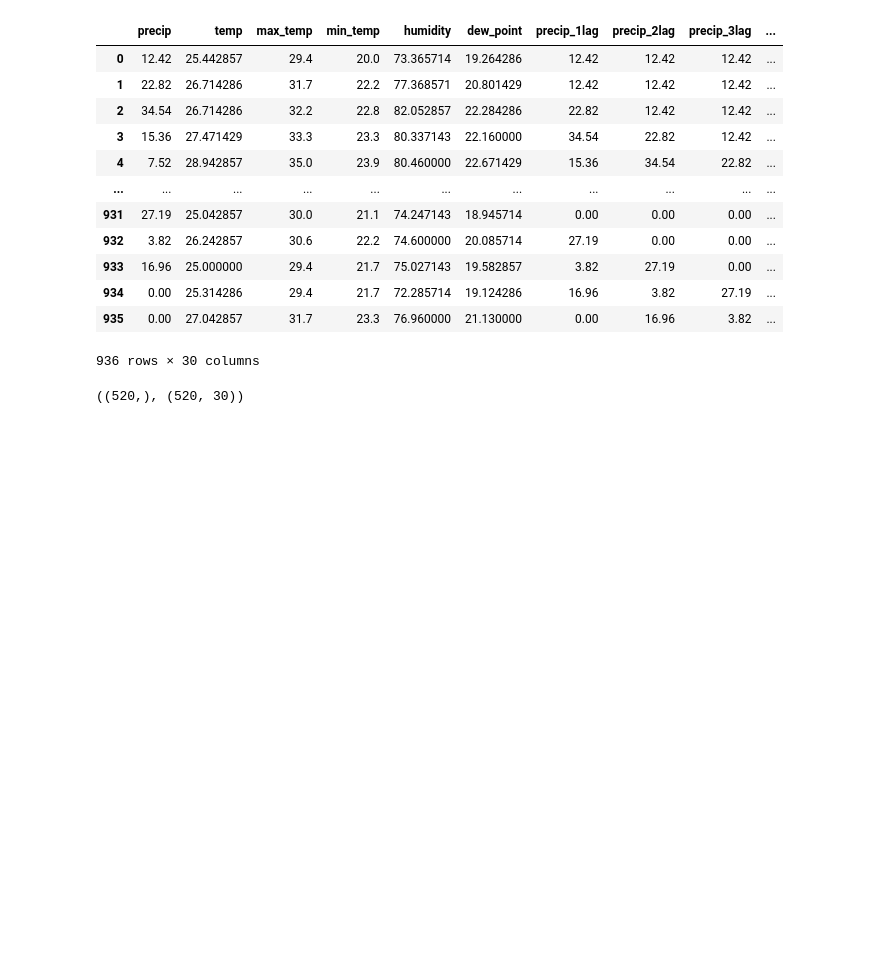
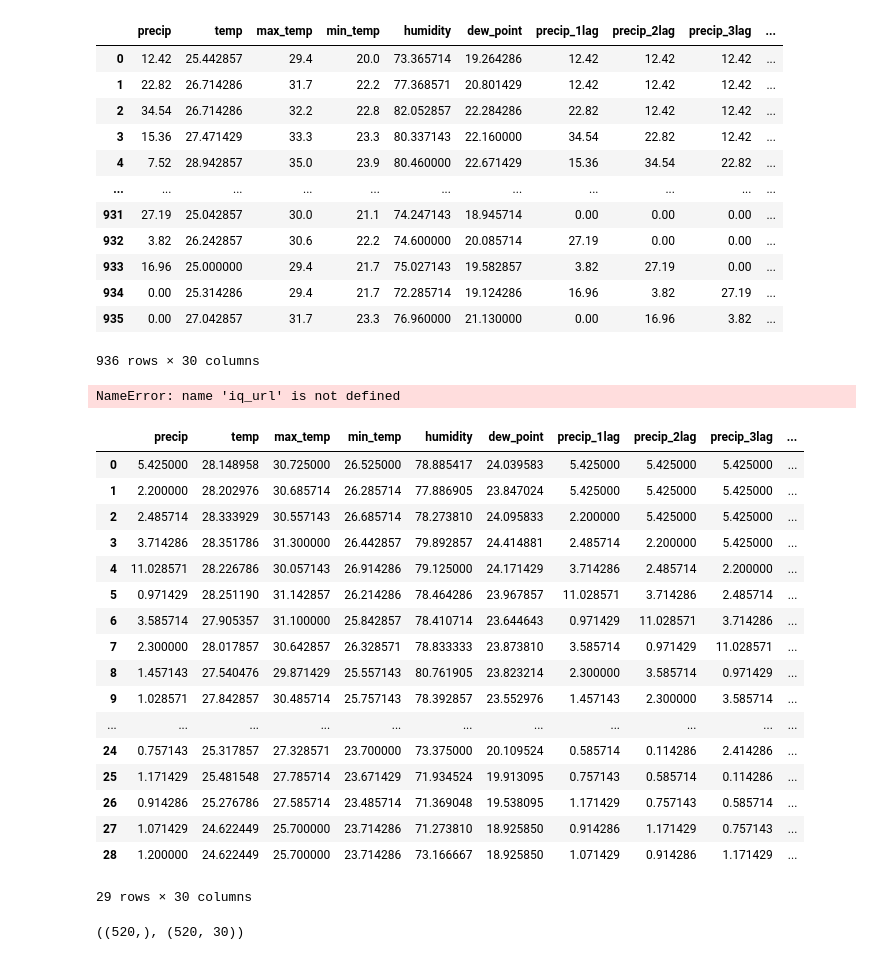
Before and after one commit to oscarschraenkler/DengAI, a Jupyter notebook: notebooks/API experimentation.ipynb, the cells around one changed output. Drawn from its saved outputs; the diff is of its cells as text; code cells hidden in the pictures; blank space fills up the shorter version.

```diff
--- a/notebooks/API experimentation.ipynb
+++ b/notebooks/API experimentation.ipynb
@@ -153,3 +153,13 @@ iq_url = "https://api.open-meteo.com/v1/forecast?latitude=-3.75&longitude=-73.25
+# %%
+today = date.today()
+future = today + timedelta(days=14)
+start = today  - timedelta(days=180)
+future = str(future)
+start = str(start)
+sj_url = f"https://api.open-meteo.com/v1/forecast?latitude=18.47&longitude=-66.11&hourly=temperature_2m,relativehumidity_2m,dewpoint_2m&models=best_match&daily=temperature_2m_max,temperature_2m_min,precipitation_sum&timezone=auto&start_date={start}&end_date={future}"
+iq_url = f"https://api.open-meteo.com/v1/forecast?latitude=-3.75&longitude=-73.25&hourly=temperature_2m,relativehumidity_2m,dewpoint_2m&models=best_match&daily=temperature_2m_max,temperature_2m_min,precipitation_sum&timezone=auto&start_date={start}&end_date={future}"
+sj_forecast = preprocess_api(sj_url)
+iq_forecast = preprocess_api(iq_url)
 # %%
 data = requests.get(iq_url).json()
 
@@ -160,6 +170,8 @@ hourly_data = hourly_data.groupby(pd.Grouper(key="time", freq="1W")).mean()
 daily_data = pd.DataFrame(data['daily'])
 daily_data['time'] = pd.to_datetime(daily_data['time'])
 daily_data = daily_data.groupby(pd.Grouper(key="time", freq="1W")).mean()
+# %% [output]
+NameError: name 'iq_url' is not defined
 # %%
 def preprocess_api(url):
 
@@ -194,12 +206,40 @@ def preprocess_api(url):
         final_df[i+'_2lag'] = final_df[i].shift(+2)
         final_df[i+'_3lag'] = final_df[i].shift(+3)
         final_df[i+'_4lag'] = final_df[i].shift(+4)
-    final_df = final_df.fillna(method='bfill')
-
+    final_df0 = final_df.fillna(method='bfill')
+    final_df = final_df0.fillna(method='ffill')
     return final_df
 # %%
+today = date.today()
+future = today + timedelta(days=14)
+start = today  - timedelta(days=180)
+future = str(future)
+start = str(start)
+sj_url = f"https://api.open-meteo.com/v1/forecast?latitude=18.47&longitude=-66.11&hourly=temperature_2m,relativehumidity_2m,dewpoint_2m&models=best_match&daily=temperature_2m_max,temperature_2m_min,precipitation_sum&timezone=auto&start_date={start}&end_date={future}"
+iq_url = f"https://api.open-meteo.com/v1/forecast?latitude=-3.75&longitude=-73.25&hourly=temperature_2m,relativehumidity_2m,dewpoint_2m&models=best_match&daily=temperature_2m_max,temperature_2m_min,precipitation_sum&timezone=auto&start_date={start}&end_date={future}"
 sj_forecast = preprocess_api(sj_url)
 iq_forecast = preprocess_api(iq_url)
+# %%
+sj_forecast
+# %% [output]
+|  | precip | temp | max_temp | min_temp | humidity | dew_point | precip_1lag | precip_2lag | precip_3lag | ... |
+| 0 | 5.425000 | 28.148958 | 30.725000 | 26.525000 | 78.885417 | 24.039583 | 5.425000 | 5.425000 | 5.425000 | ... |
+| 1 | 2.200000 | 28.202976 | 30.685714 | 26.285714 | 77.886905 | 23.847024 | 5.425000 | 5.425000 | 5.425000 | ... |
+| 2 | 2.485714 | 28.333929 | 30.557143 | 26.685714 | 78.273810 | 24.095833 | 2.200000 | 5.425000 | 5.425000 | ... |
+| 3 | 3.714286 | 28.351786 | 31.300000 | 26.442857 | 79.892857 | 24.414881 | 2.485714 | 2.200000 | 5.425000 | ... |
+| 4 | 11.028571 | 28.226786 | 30.057143 | 26.914286 | 79.125000 | 24.171429 | 3.714286 | 2.485714 | 2.200000 | ... |
+| 5 | 0.971429 | 28.251190 | 31.142857 | 26.214286 | 78.464286 | 23.967857 | 11.028571 | 3.714286 | 2.485714 | ... |
+| 6 | 3.585714 | 27.905357 | 31.100000 | 25.842857 | 78.410714 | 23.644643 | 0.971429 | 11.028571 | 3.714286 | ... |
+| 7 | 2.300000 | 28.017857 | 30.642857 | 26.328571 | 78.833333 | 23.873810 | 3.585714 | 0.971429 | 11.028571 | ... |
+| 8 | 1.457143 | 27.540476 | 29.871429 | 25.557143 | 80.761905 | 23.823214 | 2.300000 | 3.585714 | 0.971429 | ... |
+| 9 | 1.028571 | 27.842857 | 30.485714 | 25.757143 | 78.392857 | 23.552976 | 1.457143 | 2.300000 | 3.585714 | ... |
+| ... | ... | ... | ... | ... | ... | ... | ... | ... | ... | ... |
+| 24 | 0.757143 | 25.317857 | 27.328571 | 23.700000 | 73.375000 | 20.109524 | 0.585714 | 0.114286 | 2.414286 | ... |
+| 25 | 1.171429 | 25.481548 | 27.785714 | 23.671429 | 71.934524 | 19.913095 | 0.757143 | 0.585714 | 0.114286 | ... |
+| 26 | 0.914286 | 25.276786 | 27.585714 | 23.485714 | 71.369048 | 19.538095 | 1.171429 | 0.757143 | 0.585714 | ... |
+| 27 | 1.071429 | 24.622449 | 25.700000 | 23.714286 | 71.273810 | 18.925850 | 0.914286 | 1.171429 | 0.757143 | ... |
+| 28 | 1.200000 | 24.622449 | 25.700000 | 23.714286 | 73.166667 | 18.925850 | 1.071429 | 0.914286 | 1.171429 | ... |
+29 rows × 30 columns
 # %%
 iq_X = iq_data
 iq_y = data_iq.total_cases
```
Also changed, not shown: parts of 2 cells of this notebook, 1 other file.
